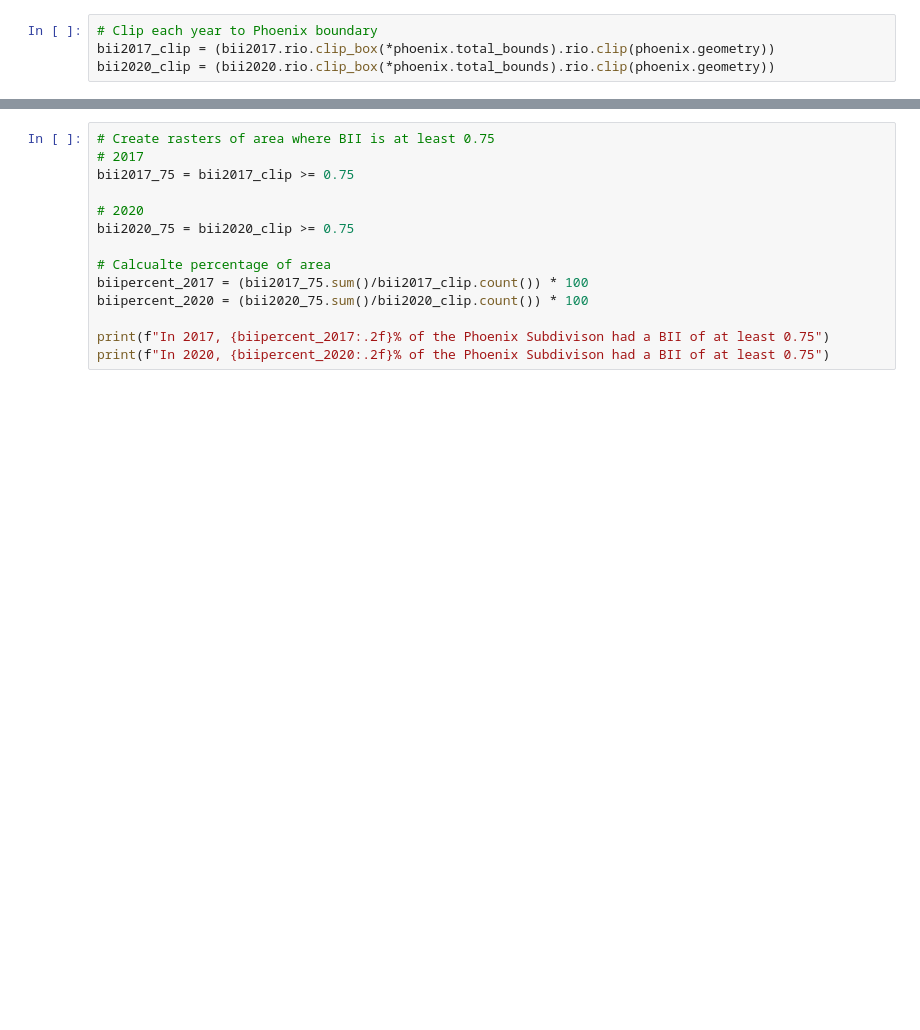
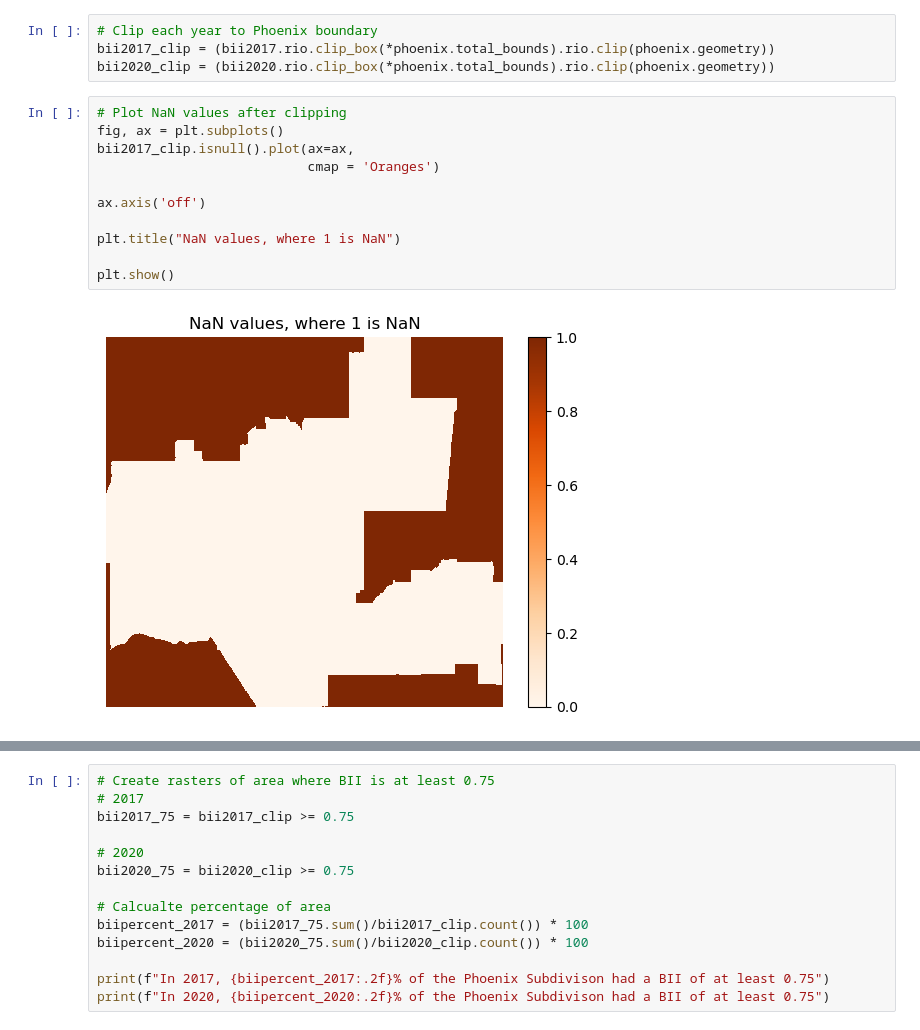
Before and after one commit to avarobillard/phoenix-biodiversity, a Jupyter notebook: bii-analysis.ipynb, the cells around one changed output, grey strips where cells are left out. Saved outputs shown, nothing was run; the diff lists cells and outputs as text; blank space fills up the shorter version.

```diff
--- a/bii-analysis.ipynb
+++ b/bii-analysis.ipynb
@@ -284,3 +268,16 @@ Next, we need to clip the data to the same extent as our Phoenix polygon. We do
 # Clip each year to Phoenix boundary
 bii2017_clip = (bii2017.rio.clip_box(*phoenix.total_bounds).rio.clip(phoenix.geometry))
 bii2020_clip = (bii2020.rio.clip_box(*phoenix.total_bounds).rio.clip(phoenix.geometry))
+# %%
+# Plot NaN values after clipping
+fig, ax = plt.subplots()
+bii2017_clip.isnull().plot(ax=ax,
+                           cmap = 'Oranges')
+
+ax.axis('off')
+
+plt.title("NaN values, where 1 is NaN")
+
+plt.show()
+# %% [output]
+[figure, added]
```
Also changed, not shown: parts of 12 cells of this notebook.
